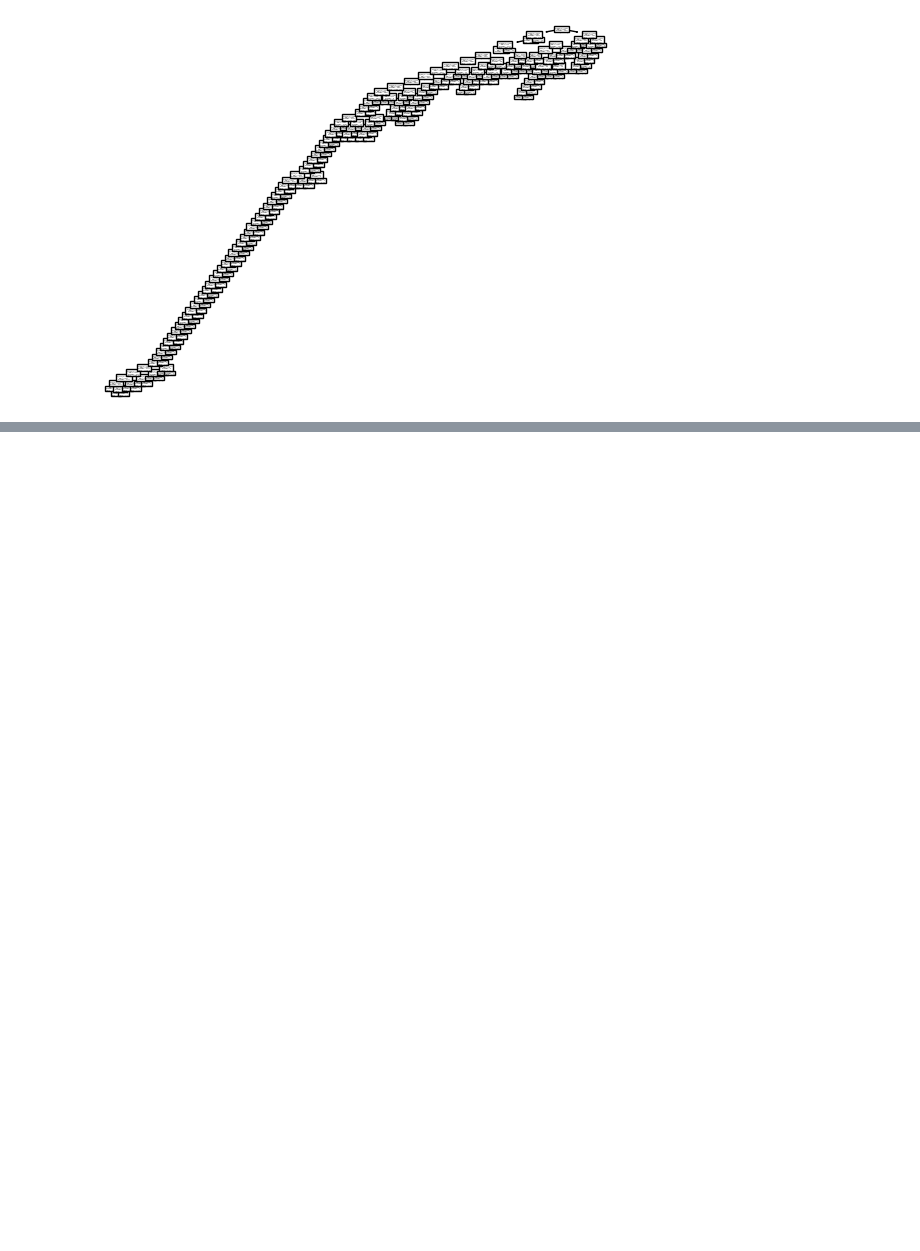
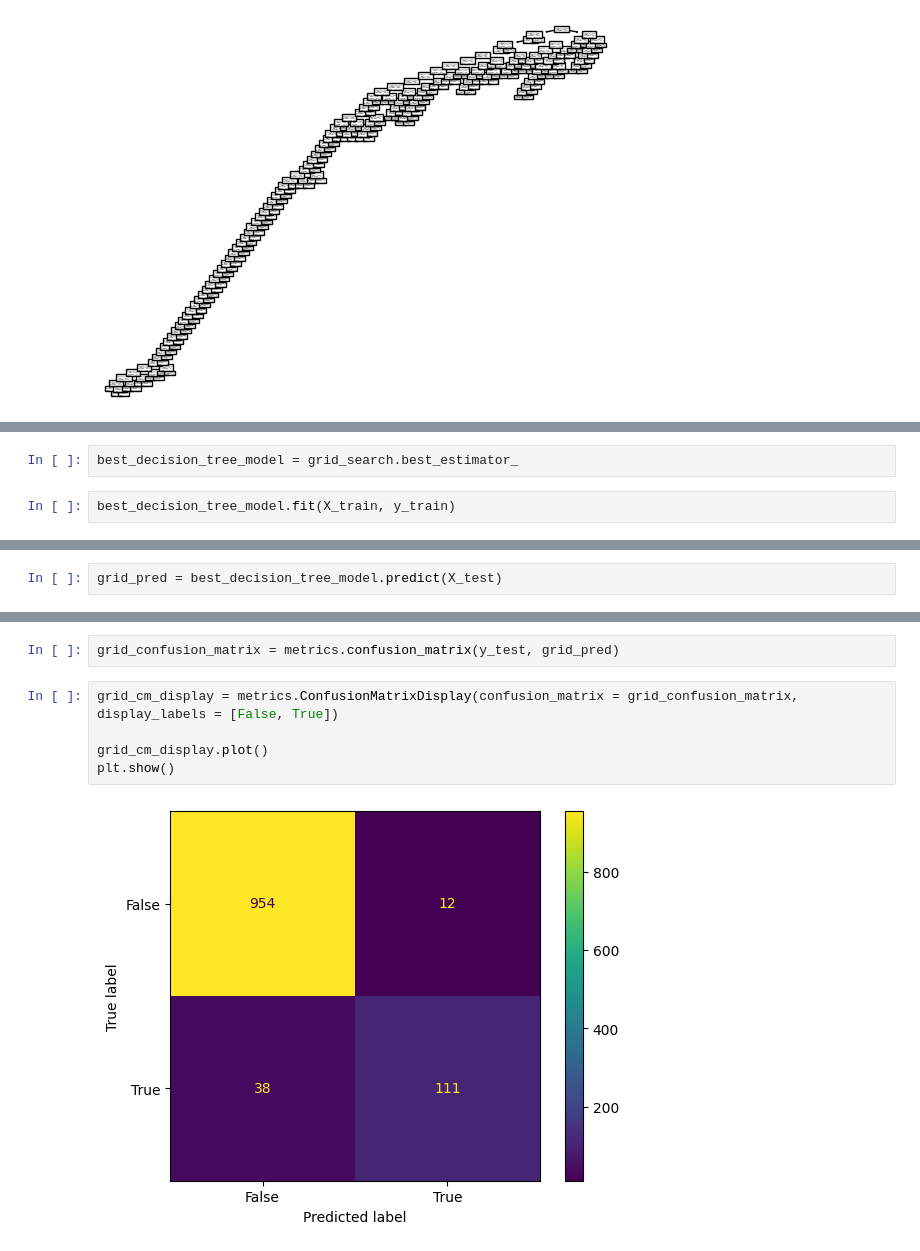
Before and after one commit to Marxviniciuus/IA-SpamCheck, a Jupyter notebook: decision_tree.IPYNB, the cells around one changed output, grey strips where cells are left out. Cells and saved outputs as stored; diff of their text form; blank space fills up the shorter version.

Commit message:
implementing grid search

```diff
--- a/decision_tree.IPYNB
+++ b/decision_tree.IPYNB
@@ -62,0 +88,4 @@ plot_tree(clf)
+# %%
+best_decision_tree_model = grid_search.best_estimator_
+# %%
+best_decision_tree_model.fit(X_train, y_train)
@@ -62,0 +95,2 @@ plot_tree(clf)
+# %%
+grid_pred = best_decision_tree_model.predict(X_test)
@@ -62,0 +116,9 @@ plot_tree(clf)
+# %%
+grid_confusion_matrix = metrics.confusion_matrix(y_test, grid_pred)
+# %%
+grid_cm_display = metrics.ConfusionMatrixDisplay(confusion_matrix = grid_confusion_matrix, display_labels = [False, True])
+
+grid_cm_display.plot()
+plt.show()
+# %% [output]
+[figure, added]
```
Also changed, not shown: parts of 10 cells of this notebook, 3 other files.
